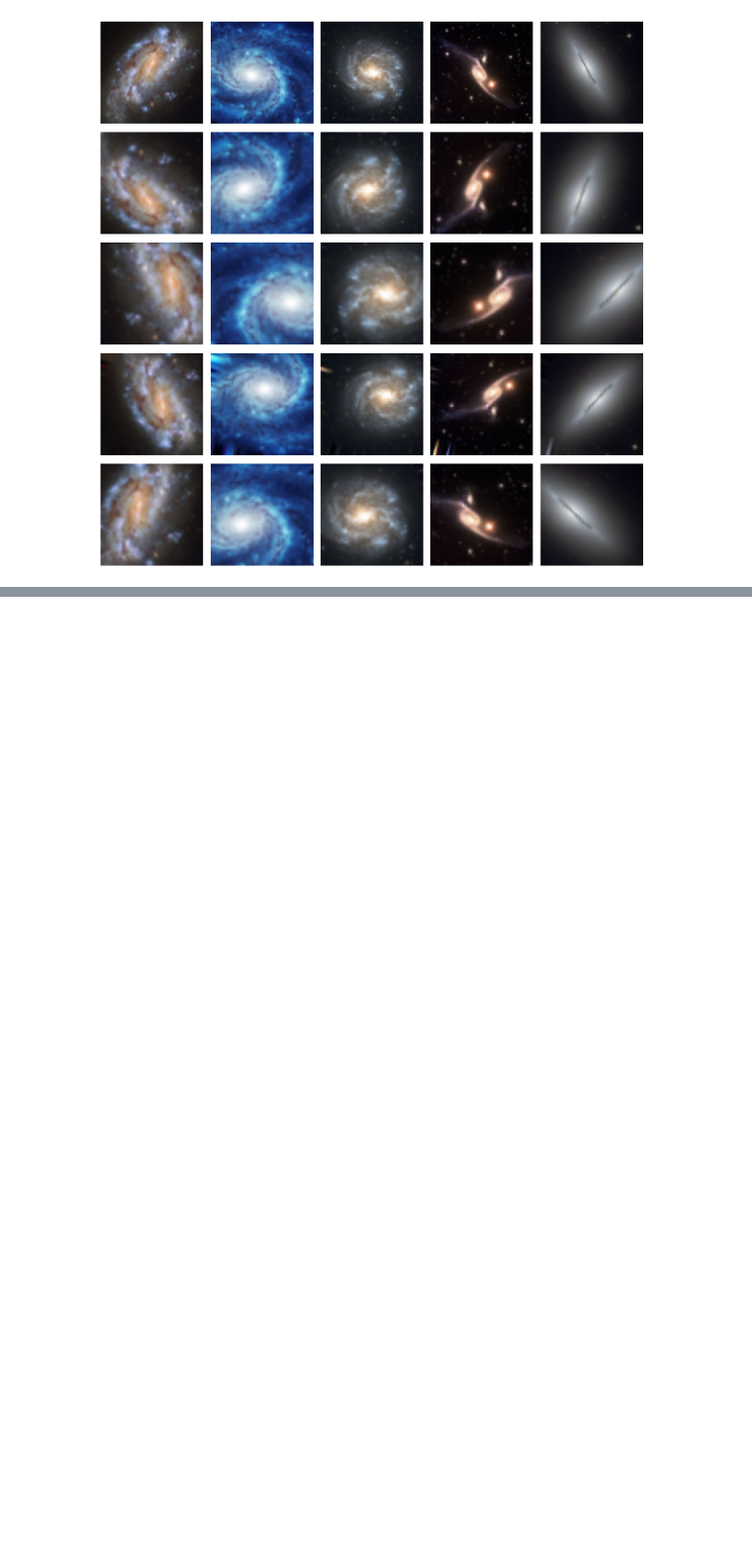
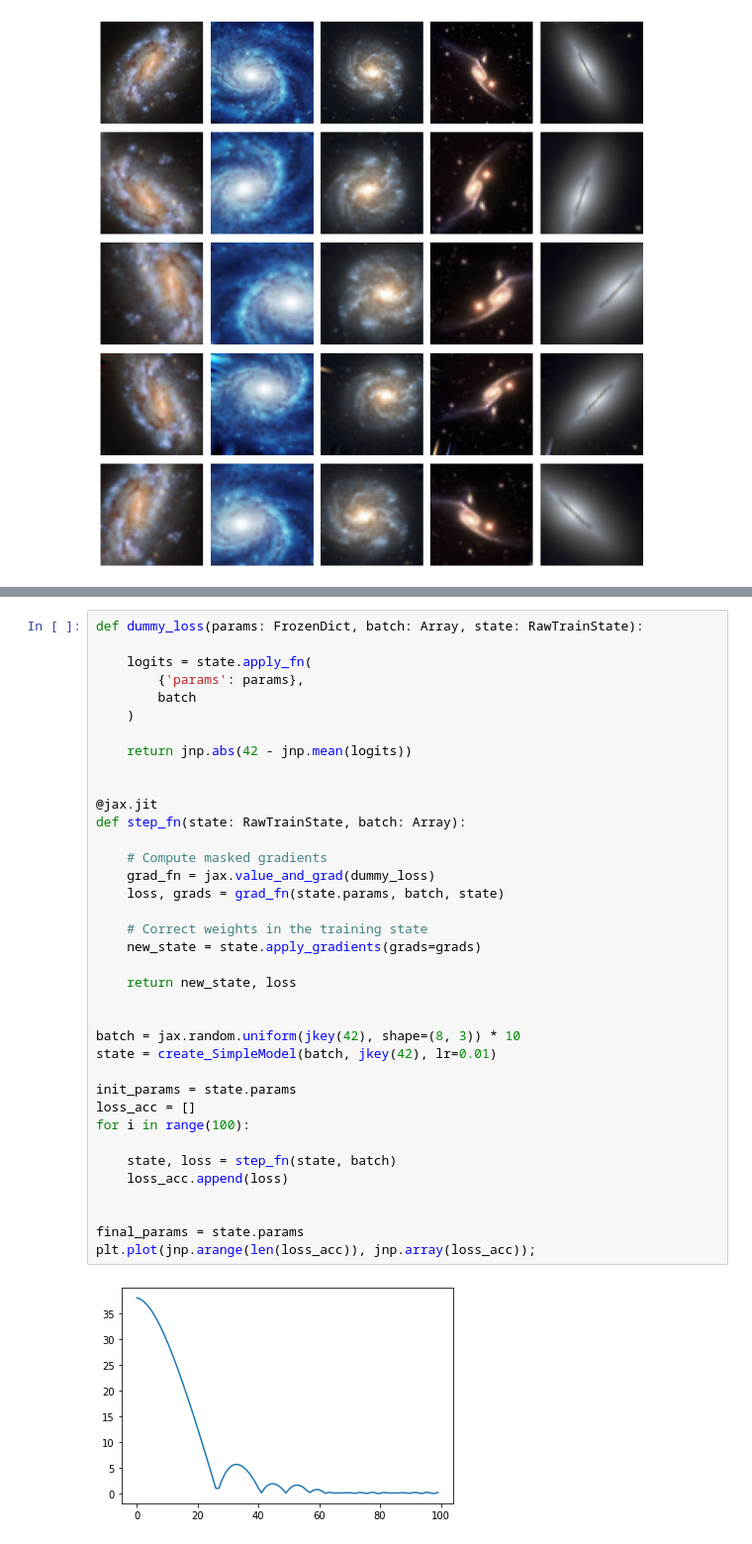
Before and after one commit to Wotaker/TrainingGAN, a Jupyter notebook: raport.ipynb, the cells around one changed output, grey strips where cells are left out. Shown at 99% size. Cells and saved outputs as stored; diff of their text form; blank space fills up the shorter version.

```diff
--- a/raport.ipynb
+++ b/raport.ipynb
@@ -152,0 +169,39 @@ plt.show()
+# %%
+def dummy_loss(params: FrozenDict, batch: Array, state: RawTrainState):
+
+    logits = state.apply_fn(
+        {'params': params},
+        batch
+    )
+
+    return jnp.abs(42 - jnp.mean(logits))
+
+
+@jax.jit
+def step_fn(state: RawTrainState, batch: Array):
+
+    # Compute masked gradients
+    grad_fn = jax.value_and_grad(dummy_loss)
+    loss, grads = grad_fn(state.params, batch, state)
+
+    # Correct weights in the training state
+    new_state = state.apply_gradients(grads=grads)
+
+    return new_state, loss
+
+
+batch = jax.random.uniform(jkey(42), shape=(8, 3)) * 10
+state = create_SimpleModel(batch, jkey(42), lr=0.01)
+
+init_params = state.params
+loss_acc = []
+for i in range(100):
+
+    state, loss = step_fn(state, batch)
+    loss_acc.append(loss)
+
+
+final_params = state.params
+plt.plot(jnp.arange(len(loss_acc)), jnp.array(loss_acc));
+# %% [output]
+[figure, added]
```
Also changed, not shown: parts of 5 cells of this notebook, 1 other file.
